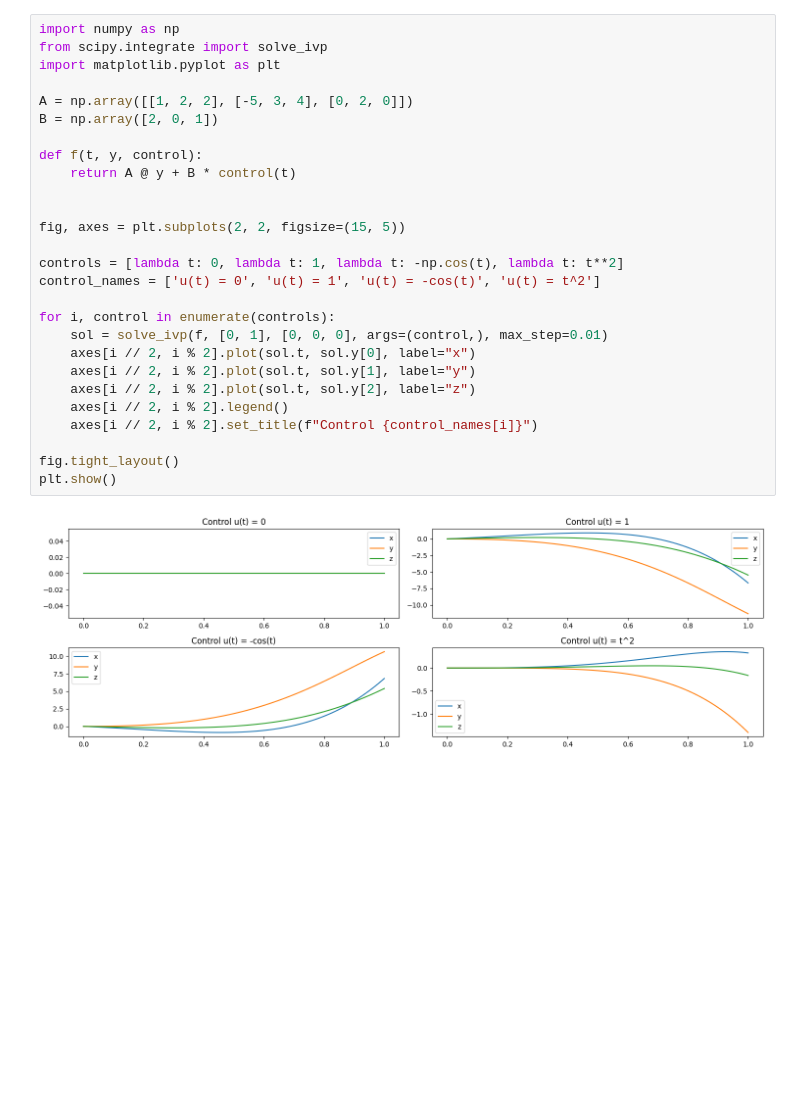
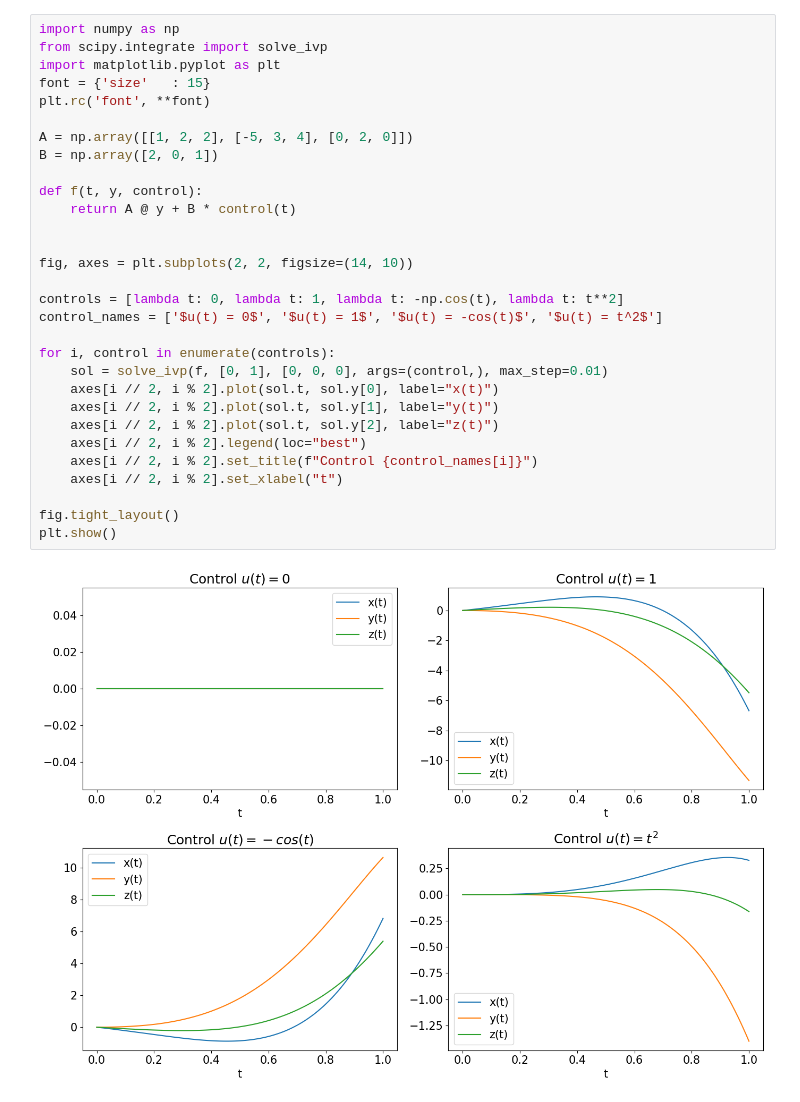
Before and after one commit to Miguel-Escobar/Intro-al-Control-Optimo, a Jupyter notebook: Lab 1/Ejercicio 2.ipynb, the cells around one changed output. Drawn from its saved outputs; the diff is of its cells as text; blank space fills up the shorter version.

```diff
--- a/Lab 1/Ejercicio 2.ipynb
+++ b/Lab 1/Ejercicio 2.ipynb
@@ -1,29 +1,32 @@
 # %%
 import numpy as np
 from scipy.integrate import solve_ivp
 import matplotlib.pyplot as plt
+font = {'size'   : 15}
+plt.rc('font', **font)
 
 A = np.array([[1, 2, 2], [-5, 3, 4], [0, 2, 0]])
 B = np.array([2, 0, 1])
 
 def f(t, y, control):
     return A @ y + B * control(t)
 
 
-fig, axes = plt.subplots(2, 2, figsize=(15, 5))
+fig, axes = plt.subplots(2, 2, figsize=(14, 10))
 
 controls = [lambda t: 0, lambda t: 1, lambda t: -np.cos(t), lambda t: t**2]
-control_names = ['u(t) = 0', 'u(t) = 1', 'u(t) = -cos(t)', 'u(t) = t^2']
+control_names = ['$u(t) = 0$', '$u(t) = 1$', '$u(t) = -cos(t)$', '$u(t) = t^2$']
 
 for i, control in enumerate(controls):
     sol = solve_ivp(f, [0, 1], [0, 0, 0], args=(control,), max_step=0.01)
-    axes[i // 2, i % 2].plot(sol.t, sol.y[0], label="x")
-    axes[i // 2, i % 2].plot(sol.t, sol.y[1], label="y")
-    axes[i // 2, i % 2].plot(sol.t, sol.y[2], label="z")
-    axes[i // 2, i % 2].legend()
+    axes[i // 2, i % 2].plot(sol.t, sol.y[0], label="x(t)")
+    axes[i // 2, i % 2].plot(sol.t, sol.y[1], label="y(t)")
+    axes[i // 2, i % 2].plot(sol.t, sol.y[2], label="z(t)")
+    axes[i // 2, i % 2].legend(loc="best")
     axes[i // 2, i % 2].set_title(f"Control {control_names[i]}")
+    axes[i // 2, i % 2].set_xlabel("t")
 
 fig.tight_layout()
 plt.show()
 # %% [output]
-[figure, old version]
+[figure, new version]
```
Also changed, not shown: 14 other files.
